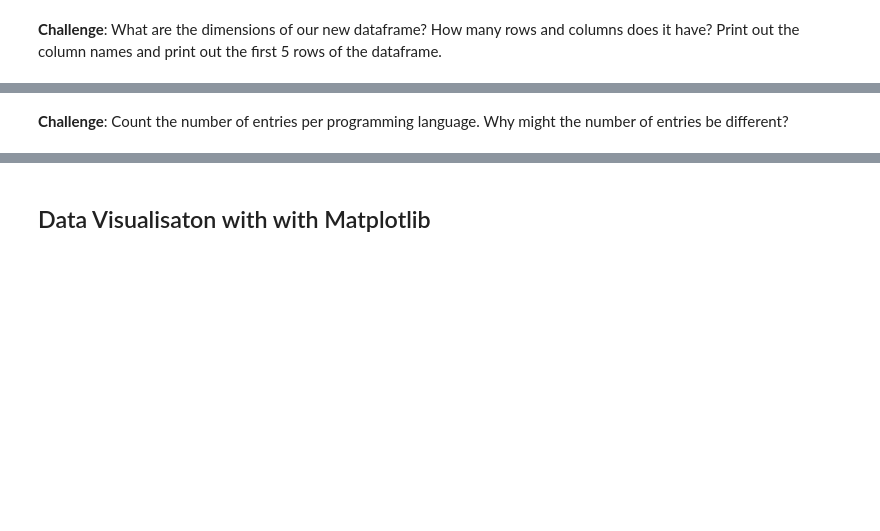
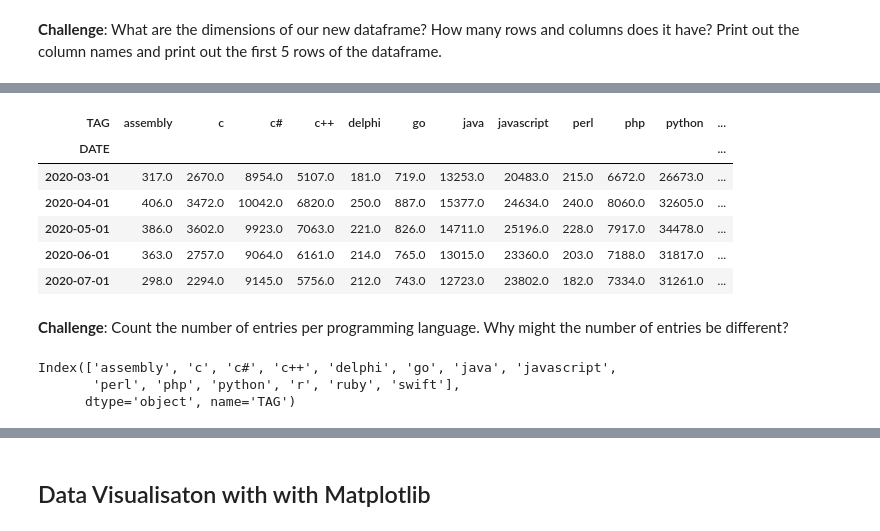
Before and after one commit to cburgyan/GoogleCollaboratoryExploration, a Jupyter notebook: Programming_Languages_(start).ipynb, the cells around one changed output, grey strips where cells are left out. Saved outputs shown, nothing was run; the diff lists cells and outputs as text; code cells hidden in the pictures; blank space fills up the shorter version.

```diff
--- a/Programming_Languages_(start).ipynb
+++ b/Programming_Languages_(start).ipynb
@@ -94,2 +177,18 @@ Let's fix the date format to make it more readable. We need to use Pandas to cha
+# %%
+reshaped_df.tail()
+# %% [output]
+| TAG | assembly | c | c# | c++ | delphi | go | java | javascript | perl | php | python | ... |
+| DATE |  |  |  |  |  |  |  |  |  |  |  | ... |
+| 2020-03-01 | 317.0 | 2670.0 | 8954.0 | 5107.0 | 181.0 | 719.0 | 13253.0 | 20483.0 | 215.0 | 6672.0 | 26673.0 | ... |
+| 2020-04-01 | 406.0 | 3472.0 | 10042.0 | 6820.0 | 250.0 | 887.0 | 15377.0 | 24634.0 | 240.0 | 8060.0 | 32605.0 | ... |
+| 2020-05-01 | 386.0 | 3602.0 | 9923.0 | 7063.0 | 221.0 | 826.0 | 14711.0 | 25196.0 | 228.0 | 7917.0 | 34478.0 | ... |
+| 2020-06-01 | 363.0 | 2757.0 | 9064.0 | 6161.0 | 214.0 | 765.0 | 13015.0 | 23360.0 | 203.0 | 7188.0 | 31817.0 | ... |
+| 2020-07-01 | 298.0 | 2294.0 | 9145.0 | 5756.0 | 212.0 | 743.0 | 12723.0 | 23802.0 | 182.0 | 7334.0 | 31261.0 | ... |
 # %% [markdown]
 **Challenge**: Count the number of entries per programming language. Why might the number of entries be different?
+# %%
+reshaped_df.columns
+# %% [output]
+Index(['assembly', 'c', 'c#', 'c++', 'delphi', 'go', 'java', 'javascript',
+       'perl', 'php', 'python', 'r', 'ruby', 'swift'],
+      dtype='object', name='TAG')
```
Also changed, not shown: parts of 14 cells of this notebook.
